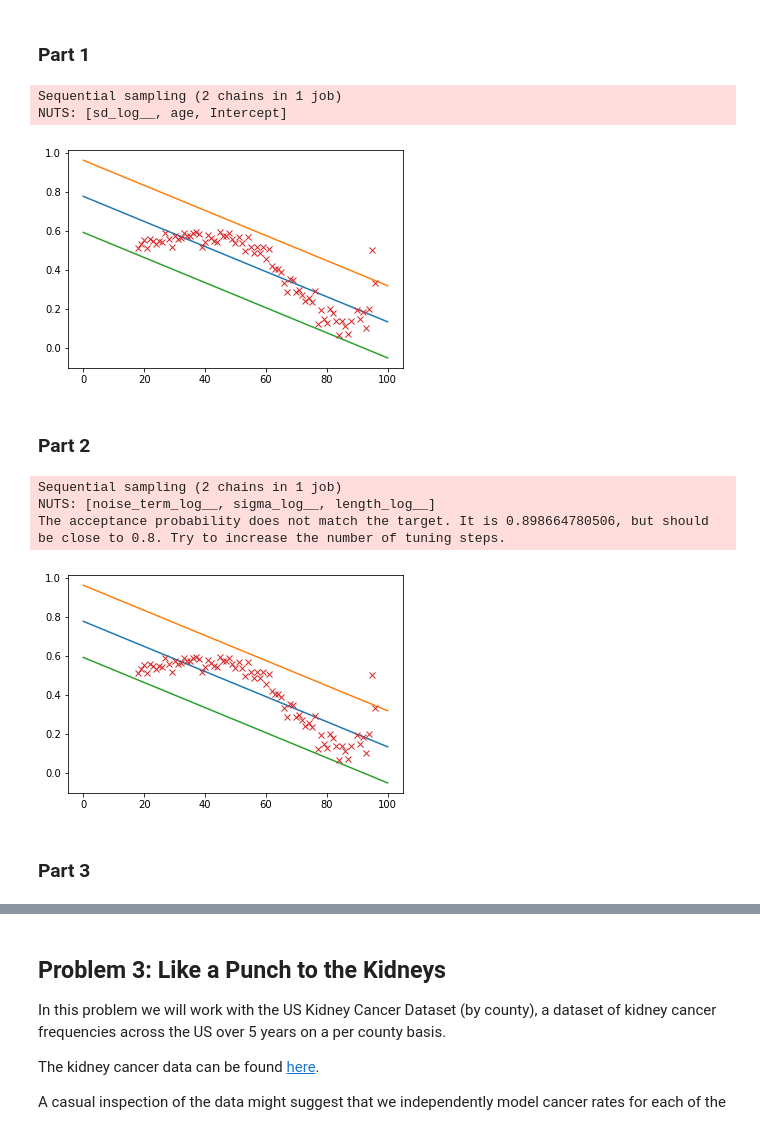
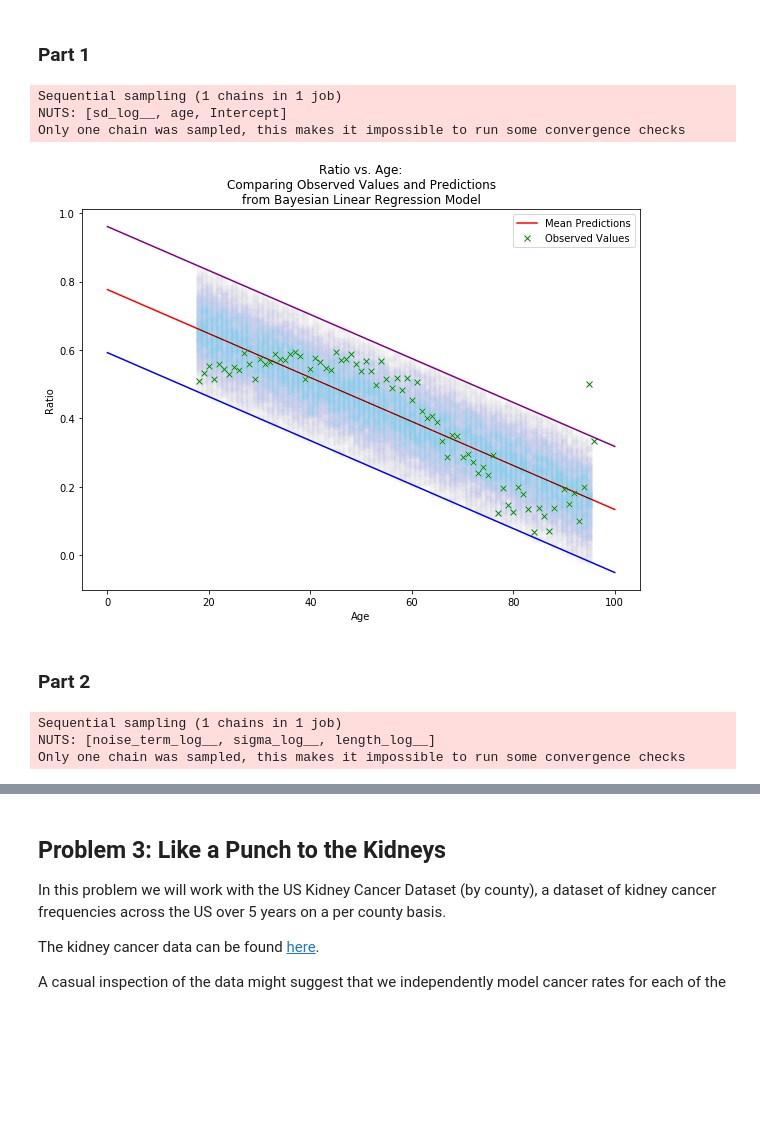
Before and after one commit to chase130101/2018spring, a Jupyter notebook: homework/HW8/Hase_Christopher_AM207_HW8.ipynb, the cells around one changed output, grey strips where cells are left out. Drawn from its saved outputs; the diff is of its cells as text; code cells hidden in the pictures; blank space fills up the shorter version.

```diff
--- a/homework/HW8/Hase_Christopher_AM207_HW8.ipynb
+++ b/homework/HW8/Hase_Christopher_AM207_HW8.ipynb
@@ -94,39 +141,51 @@ with pm.Model() as bayes_reg:
 
     step = pm.step_methods.hmc.nuts.NUTS()
 
-    bayes_reg_trace = pm.sampling.sample(draws = 20000, step = step, init = 'advi',
-                                         compute_convergence_checks = True, chains = 2, tuning = 3000)
+    bayes_reg_trace = pm.sampling.sample(draws = 10000, step = step, init = 'advi', tuning = 15000, chains = 1)
 # %% [output]
-Sequential sampling (2 chains in 1 job)
+Sequential sampling (1 chains in 1 job)
 NUTS: [sd_log__, age, Intercept]
+Only one chain was sampled, this makes it impossible to run some convergence checks
 # %%
-# sampling from posterior predictive of bayesian regression model
+# sampling from posterior predictive of bayesian linear regression model
 with bayes_reg:
-    bayes_post_pred = sample_ppc(bayes_reg_trace[1000::10], samples=1000)
+    bayes_post_pred_samples = pm.sample_ppc(bayes_reg_trace, samples=1000)
 # %%
-# plotting predictions and confidence bands for bayesian regression model
+# plotting posterior predictive means and confidence interval bounds for bayesian regression model
 trace_summary = summary(bayes_reg_trace[1000::10])
 intercept = trace_summary['mean'][0]
 age_coef = trace_summary['mean'][1]
 sd = trace_summary['mean'][2]
 
 pred_mean_ratios = np.zeros(101)
 ratio_upper = np.zeros(101)
 ratio_lower = np.zeros(101)
 
 for i in range(101):
     pred_mean_ratios[i] = intercept + age_coef * i
     ratio_upper[i] = intercept + age_coef * i + 2 * sd
     ratio_lower[i] = intercept + age_coef * i - 2 * sd
 
-plt.plot(np.arange(101), pred_mean_ratios)
-plt.plot(np.arange(101), ratio_upper)
-plt.plot(np.arange(101), ratio_lower)
-plt.plot(survey['age'], survey['ratio'], 'x')
-plt.plot()
+plt.figure(figsize = (10, 7))
+plt.plot(np.arange(101), pred_mean_ratios, color = 'red')
+
+plt.plot(survey['age'], survey['ratio'], 'x', color = 'green')
+for i in range(min(survey['age'].values), max(survey['age'].values)):
+    samples = bayes_post_pred_samples['y'][:, i-min(survey['age'].values)]
+    samples = samples[samples >= np.mean(samples) - 2*np.std(samples, ddof = 1)]
+    samples_to_keep = samples[samples <= np.mean(samples) + 2*np.std(samples, ddof = 1)]
+    plt.plot(np.repeat(i, len(samples_to_keep)), samples_to_keep, color = 'skyblue', marker = 'o',
+             alpha = 0.005)
+
+plt.plot(np.arange(101), ratio_upper, color = 'purple')
+plt.plot(np.arange(101), ratio_lower, color = 'blue')
+plt.xlabel('Age')
+plt.ylabel('Ratio')
+plt.title('Ratio vs. Age:\nComparing Observed Values and Predictions\nfrom Bayesian Linear Regression Model')
+plt.legend(loc = 'upper right', labels = ['Mean Predictions', 'Observed Values'])
 plt.show()
 # %% [output]
-[figure, old version]
+[figure, new version]
 # %% [markdown]
 ### Part 2
 # %%
@@ -149,10 +207,10 @@ with pm.Model() as gp_reg:
 # %%
 with gp_reg:
     step = pm.step_methods.hmc.nuts.NUTS()
-    gp_trace = pm.sampling.sample(draws = 50000, step = step,\
-                               init = 'advi', compute_convergence_checks = True, chains = 2)
+    gp_trace = pm.sampling.sample(draws = 10000, step = step,\
+                               init = 'advi', chains = 1)
 # %% [output]
-Sequential sampling (2 chains in 1 job)
+Sequential sampling (1 chains in 1 job)
 NUTS: [noise_term_log__, sigma_log__, length_log__]
-The acceptance probability does not match the target. It is 0.898664780506, but should be close to 0.8. Try to increase the number of tuning steps.
+Only one chain was sampled, this makes it impossible to run some convergence checks
 # %%
@@ -162,26 +221,0 @@ with gp_reg:
-# %%
-# plotting predictions and confidence bands for GP model
-trace_summary = summary(gp_trace[1000::10])
-intercept = trace_summary['mean'][0]
-age_coef = trace_summary['mean'][1]
-sd = trace_summary['mean'][2]
-
-pred_mean_ratios = np.zeros(101)
-ratio_upper = np.zeros(101)
-ratio_lower = np.zeros(101)
-
-for i in range(101):
-    pred_mean_ratios[i] = intercept + age_coef * i
-    ratio_upper[i] = intercept + age_coef * i + 2 * sd
-    ratio_lower[i] = intercept + age_coef * i - 2 * sd
-
-plt.plot(np.arange(101), pred_mean_ratios)
-plt.plot(np.arange(101), ratio_upper)
-plt.plot(np.arange(101), ratio_lower)
-plt.plot(survey['age'], survey['ratio'], 'x')
-plt.plot()
-plt.show()
-# %% [output]
-[figure, removed]
-# %% [markdown]
-### Part 3
```
Also changed, not shown: parts of 27 cells of this notebook, 1 other file.
